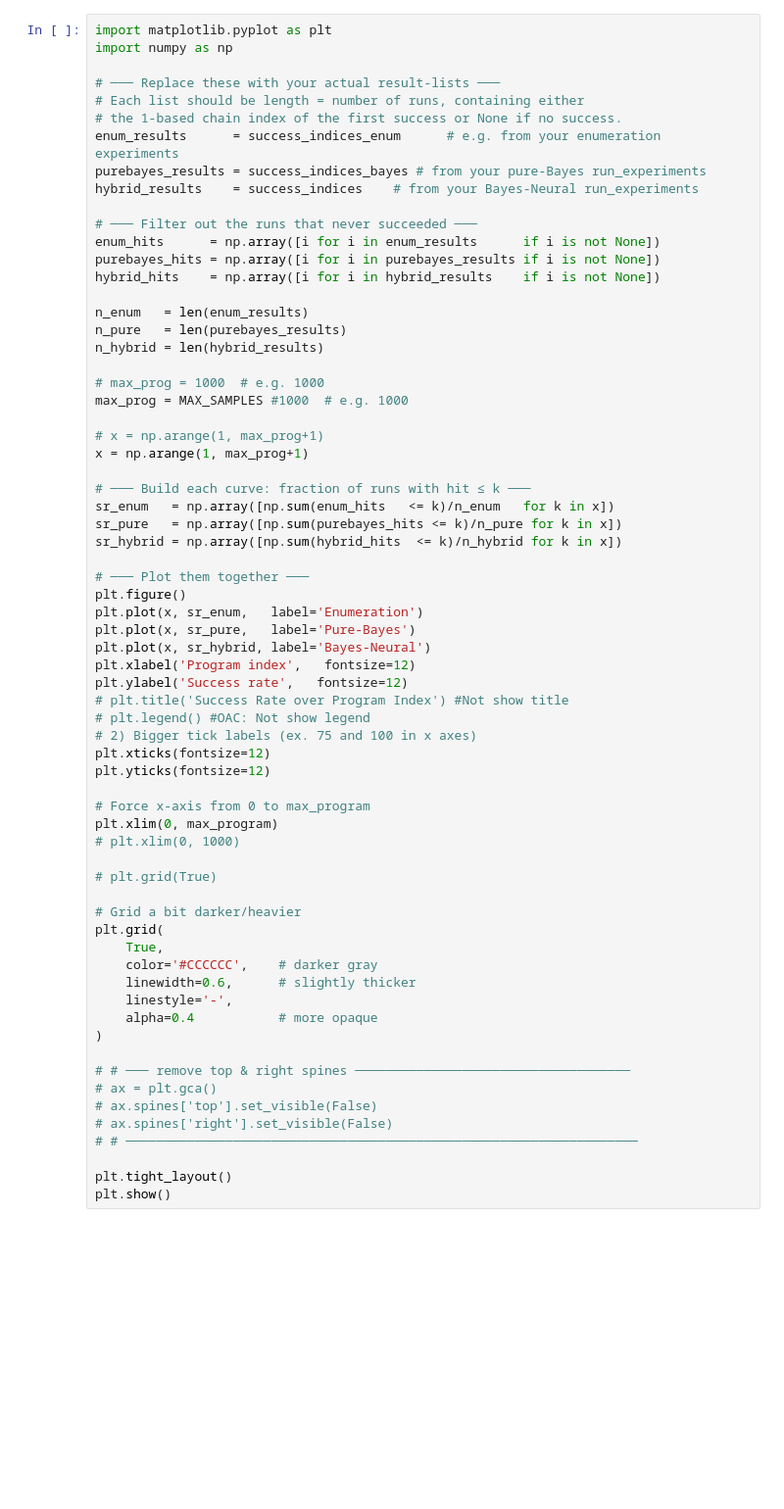
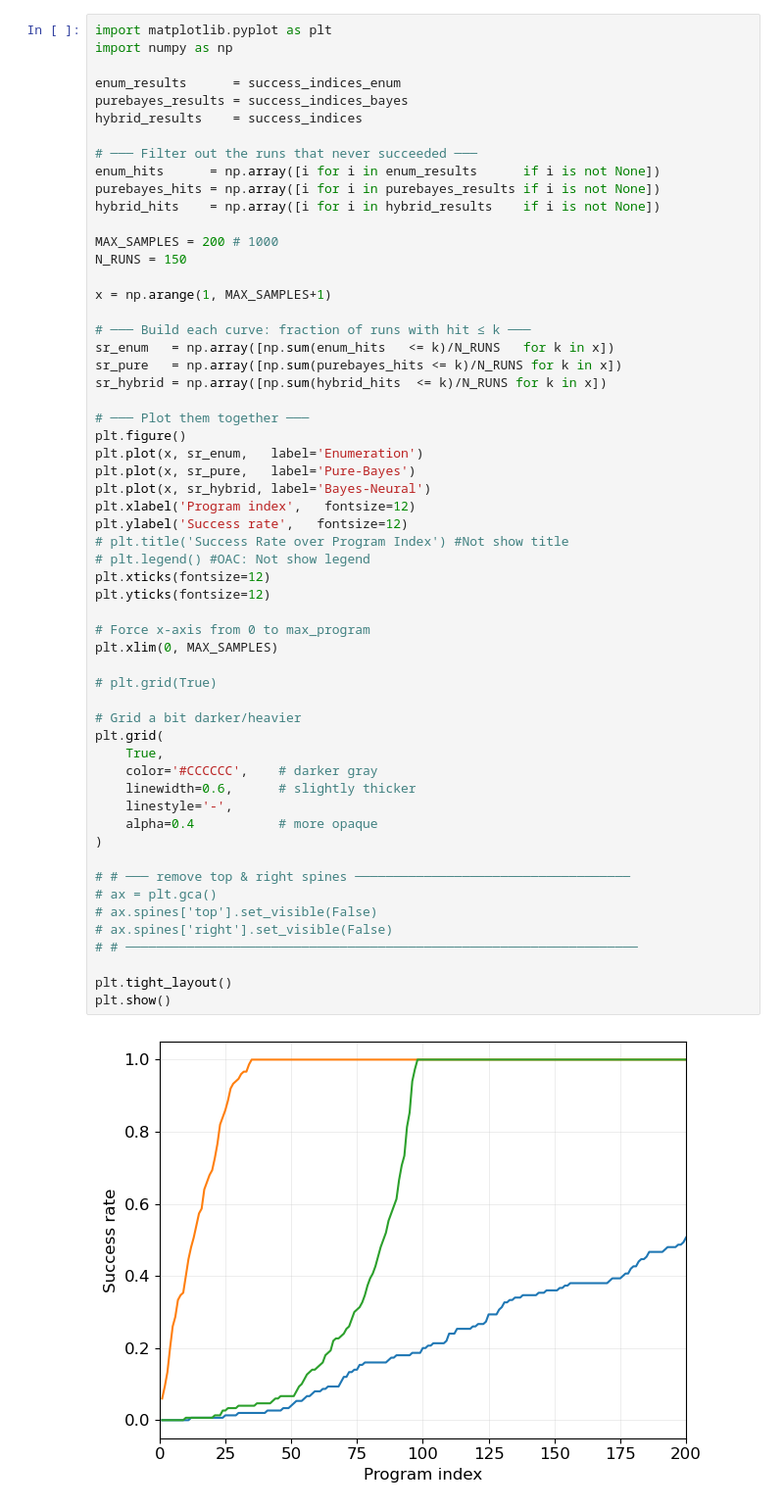
Before and after one commit to omalagui/einstein_program_synthesis, a Jupyter notebook: notebooks/all_search_methods_demo.ipynb, the cells around one changed output. Shown at 98% size. Cells and saved outputs as stored; diff of their text form; blank space fills up the shorter version.

```diff
--- a/notebooks/all_search_methods_demo.ipynb
+++ b/notebooks/all_search_methods_demo.ipynb
@@ -39,32 +99,24 @@ success_indices   = load_indices('success_indices.csv')
 import matplotlib.pyplot as plt
 import numpy as np
 
-# ─── Replace these with your actual result‐lists ───
-# Each list should be length = number of runs, containing either
-# the 1-based chain index of the first success or None if no success.
-enum_results      = success_indices_enum      # e.g. from your enumeration experiments
-purebayes_results = success_indices_bayes # from your pure-Bayes run_experiments
-hybrid_results    = success_indices    # from your Bayes-Neural run_experiments
+enum_results      = success_indices_enum
+purebayes_results = success_indices_bayes
+hybrid_results    = success_indices
 
 # ─── Filter out the runs that never succeeded ───
 enum_hits      = np.array([i for i in enum_results      if i is not None])
 purebayes_hits = np.array([i for i in purebayes_results if i is not None])
 hybrid_hits    = np.array([i for i in hybrid_results    if i is not None])
 
-n_enum   = len(enum_results)
-n_pure   = len(purebayes_results)
-n_hybrid = len(hybrid_results)
+MAX_SAMPLES = 200 # 1000
+N_RUNS = 150
 
-# max_prog = 1000  # e.g. 1000
-max_prog = MAX_SAMPLES #1000  # e.g. 1000
-
-# x = np.arange(1, max_prog+1)
-x = np.arange(1, max_prog+1)
+x = np.arange(1, MAX_SAMPLES+1)
 
 # ─── Build each curve: fraction of runs with hit ≤ k ───
-sr_enum   = np.array([np.sum(enum_hits   <= k)/n_enum   for k in x])
-sr_pure   = np.array([np.sum(purebayes_hits <= k)/n_pure for k in x])
-sr_hybrid = np.array([np.sum(hybrid_hits  <= k)/n_hybrid for k in x])
+sr_enum   = np.array([np.sum(enum_hits   <= k)/N_RUNS   for k in x])
+sr_pure   = np.array([np.sum(purebayes_hits <= k)/N_RUNS for k in x])
+sr_hybrid = np.array([np.sum(hybrid_hits  <= k)/N_RUNS for k in x])
 
 # ─── Plot them together ───
 plt.figure()
@@ -72,33 +124,33 @@ plt.plot(x, sr_enum,   label='Enumeration')
 plt.plot(x, sr_pure,   label='Pure-Bayes')
 plt.plot(x, sr_hybrid, label='Bayes-Neural')
 plt.xlabel('Program index',   fontsize=12)
 plt.ylabel('Success rate',   fontsize=12)
 # plt.title('Success Rate over Program Index') #Not show title
 # plt.legend() #OAC: Not show legend
-# 2) Bigger tick labels (ex. 75 and 100 in x axes)
 plt.xticks(fontsize=12)
 plt.yticks(fontsize=12)
 
 # Force x-axis from 0 to max_program
-plt.xlim(0, max_program)
-# plt.xlim(0, 1000)
+plt.xlim(0, MAX_SAMPLES)
 
 # plt.grid(True)
 
 # Grid a bit darker/heavier
 plt.grid(
     True,
     color='#CCCCCC',    # darker gray
     linewidth=0.6,      # slightly thicker
     linestyle='-',
     alpha=0.4           # more opaque
 )
 
 # # ─── remove top & right spines ────────────────────────────────────
 # ax = plt.gca()
 # ax.spines['top'].set_visible(False)
 # ax.spines['right'].set_visible(False)
 # # ───────────────────────────────────────────────────────────────────
 
 plt.tight_layout()
 plt.show()
+# %% [output]
+[figure, added]
```
Also changed, not shown: parts of 5 cells of this notebook, 4 other files.
